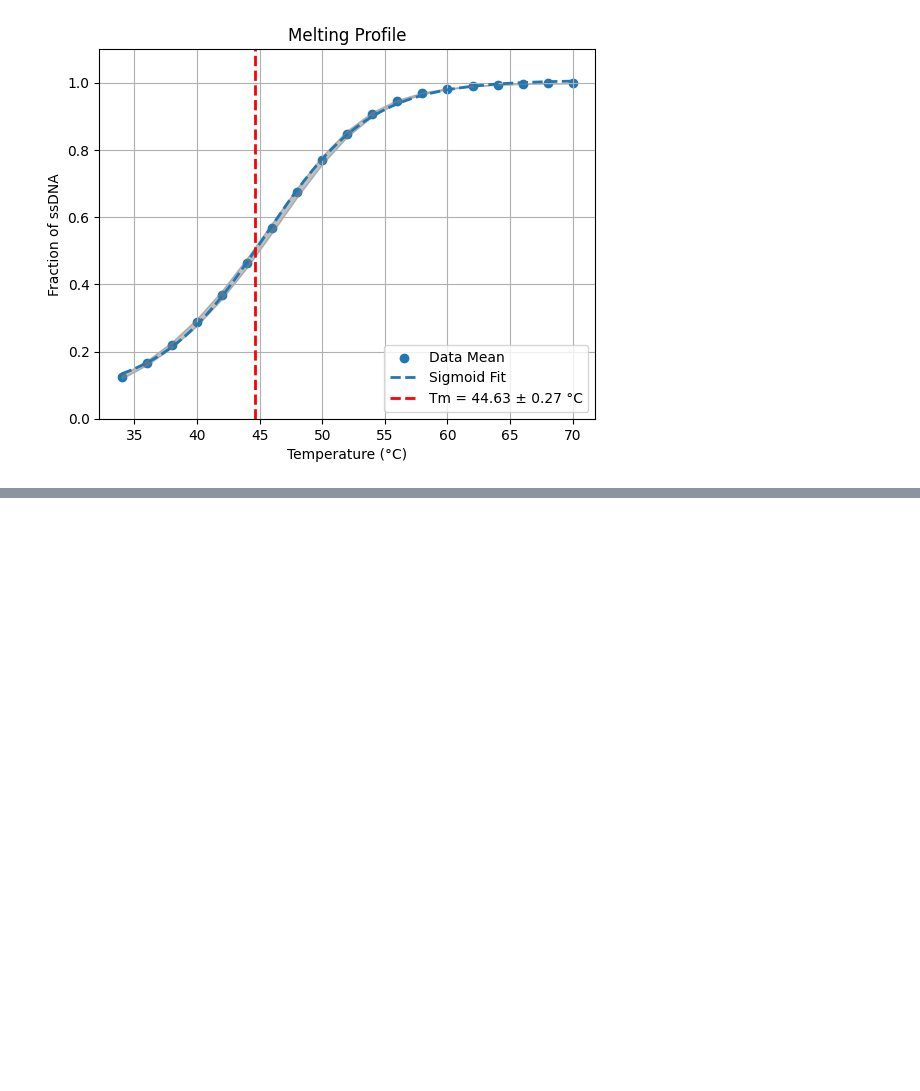
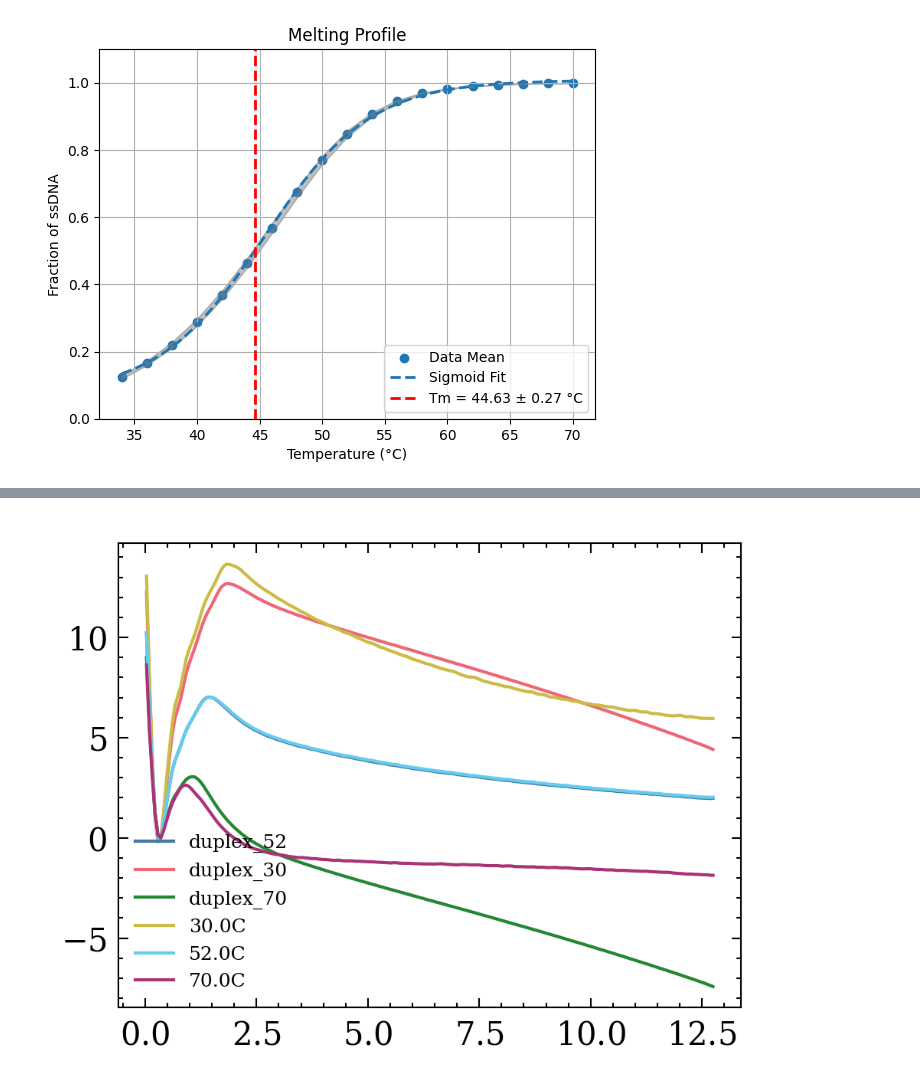
Before and after one commit to mlsample/ipy_oxDNA, a Jupyter notebook: src/temperature_interpolation.ipynb, the cells around one changed output, grey strips where cells are left out. Saved outputs shown, nothing was run; the diff lists cells and outputs as text; code cells hidden in the pictures; blank space fills up the shorter version.

```diff
--- a/src/temperature_interpolation.ipynb
+++ b/src/temperature_interpolation.ipynb
@@ -369,0 +500,26 @@ vmmc_replica_generator.sim_list[0].analysis.calculate_sampling_and_probabilities
+# %%
+temp_range = np.array([30, 52, 70])
+n_bins = 200
+free_kinetic_bias_new_w_beta, F_i_temps_kinetic_bias_new_w_beta, f_i_temps_over_time_kinetic_bias_new_w_beta = us_list[0].wham_temperature_interpolation(temp_range, n_bins)
+# %%
+xmin = 0
+xmax = 15
+calculated_bin_centers, bin_edges = us_list[0].get_bins(xmin, xmax, n_bins=200)
+temp = [us_list_ground_truth[1], us_list_ground_truth[-1]]
+with plt.style.context(['science', 'no-latex', 'bright']):
+
+    fig, ax = plt.subplots(dpi=300)
+
+    us_list[0].wham.plot_free_energy(ax=ax, label='duplex_52')
+
+    for us in temp:
+        us.free['Free'] -= us.free['Free'][5]
+        us.wham.plot_free_energy(ax=ax)
+
+
+    for f, temp_val in zip(free_kinetic_bias_new_w_beta, temp_range):
+        plt.plot(calculated_bin_centers*0.8518, f - f[5], label=f'{temp_val:.1f}C')
+
+    plt.legend(fontsize=6)
+# %% [output]
+[figure, added]
```
Also changed, not shown: parts of 78 cells of this notebook, 1 other file.
